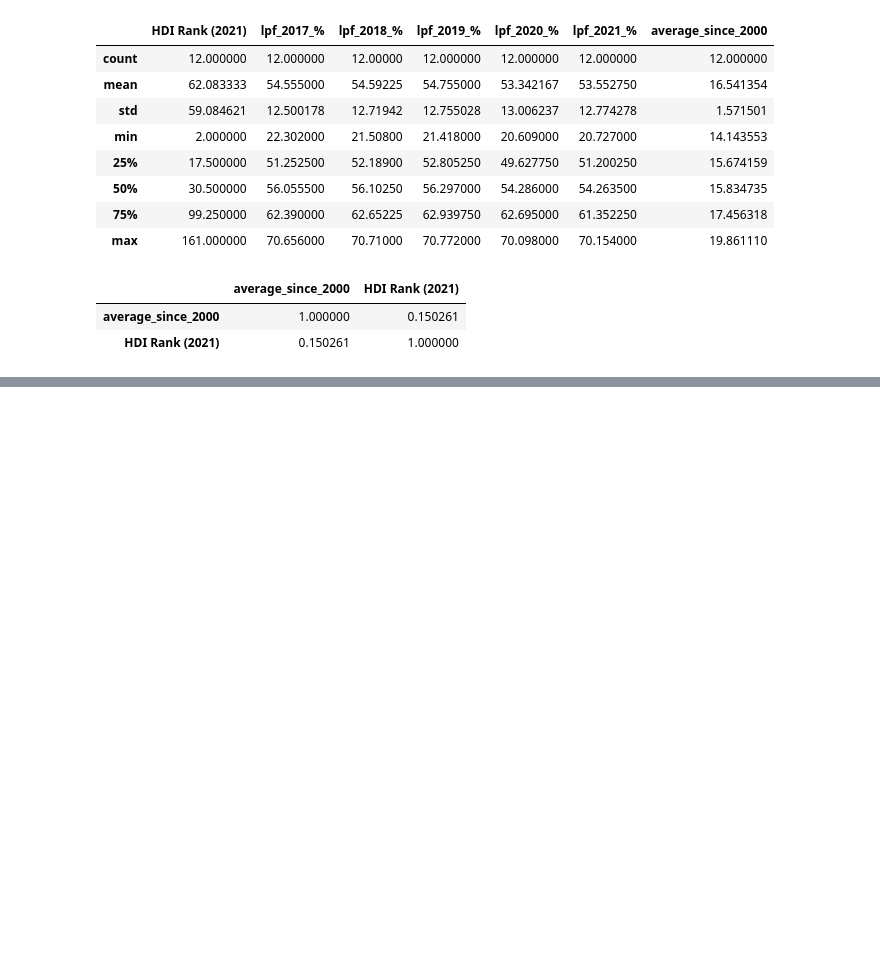
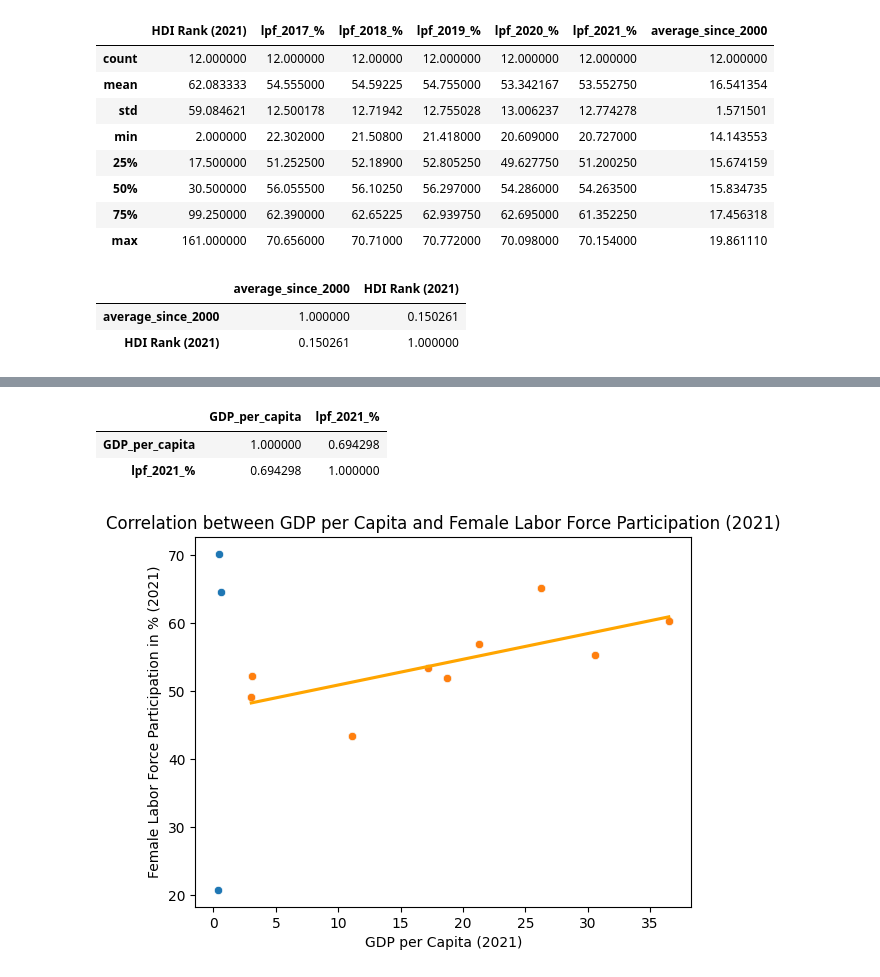
Before and after one commit to PaolaGaray/FirstProject, a Jupyter notebook: notebooks/load_and_clean_data_luciest06.ipynb, the cells around one changed output, grey strips where cells are left out. Saved outputs shown, nothing was run; the diff lists cells and outputs as text; code cells hidden in the pictures; blank space fills up the shorter version.

Commit message:
additinal graph added and notebook modifications

```diff
--- a/notebooks/load_and_clean_data_luciest06.ipynb
+++ b/notebooks/load_and_clean_data_luciest06.ipynb
@@ -589,0 +591,27 @@ merged_gdeco_HDI_unpaiddomwork_df[['GDP_per_capita','average_since_2000','HDI Ra
+# %%
+
+sns.scatterplot(data=merged_gdeco_HDI_unpaiddomwork_df,x='GDP_per_capita',y='lpf_2021_%')
+#correlation is 0.28
+#there is actually a higher correlation when we exclude countries with low GDP
+
+#Testing when the 3 lowest GDP countries are removed
+
+display(merged_gdeco_HDI_unpaiddomwork_df[merged_gdeco_HDI_unpaiddomwork_df["GDP_per_capita"]>3][['GDP_per_capita','lpf_2021_%']].corr())
+LFP_GDP_corr_plot = sns.scatterplot(data=merged_gdeco_HDI_unpaiddomwork_df[merged_gdeco_HDI_unpaiddomwork_df["GDP_per_capita"]>3],x='GDP_per_capita',y='lpf_2021_%')
+
+
+#adding a regression line in the plot
+sns.regplot(x='GDP_per_capita',y='lpf_2021_%',data=merged_gdeco_HDI_unpaiddomwork_df[merged_gdeco_HDI_unpaiddomwork_df["GDP_per_capita"]>3],scatter=False,color='orange',ci=None)
+
+#switching titles of the plot
+plt.title('Correlation between GDP per Capita and Female Labor Force Participation (2021)')
+plt.xlabel('GDP per Capita (2021)')
+plt.ylabel('Female Labor Force Participation in % (2021)')
+
+
+plt.savefig('LFP_GDP_corr_plot.png', format='png', dpi=300)
+# %% [output]
+|  | GDP_per_capita | lpf_2021_% |
+| GDP_per_capita | 1.000000 | 0.694298 |
+| lpf_2021_% | 0.694298 | 1.000000 |
+[figure, added]
```
Also changed, not shown: parts of 14 cells of this notebook, 4 other files.
